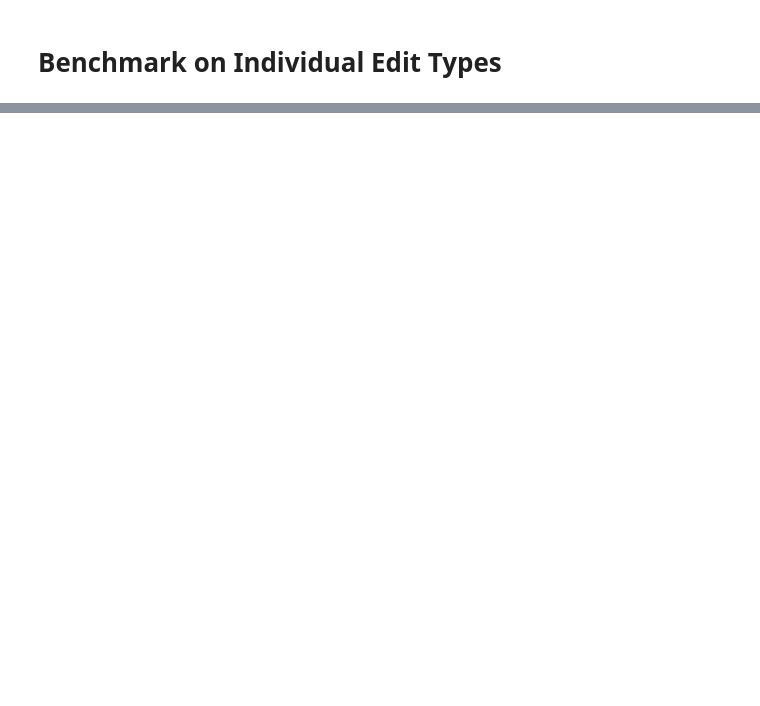
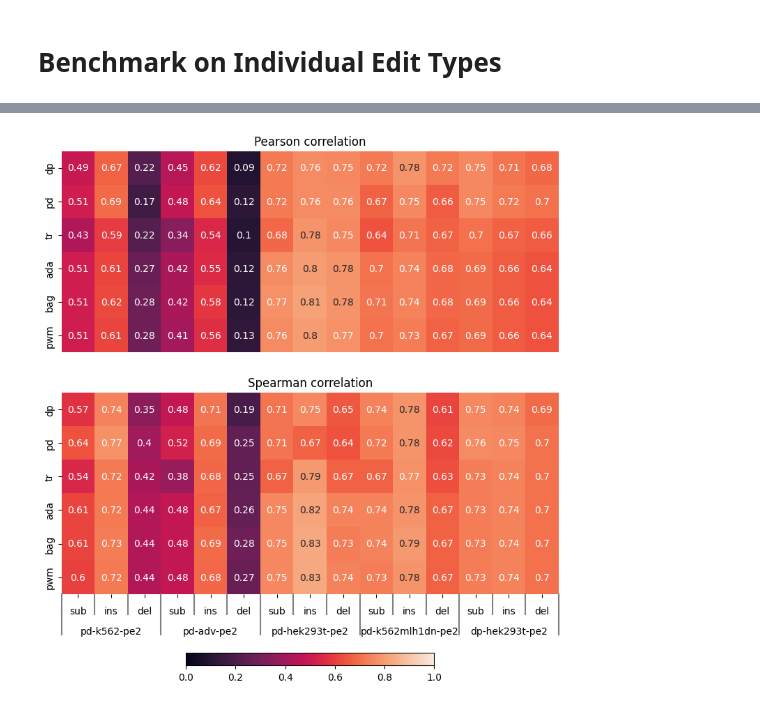
Before and after one commit to PeihengLu/ox-dissertation, a Jupyter notebook: benchmark.ipynb, the cells around one changed output, grey strips where cells are left out. Cells and saved outputs as stored; diff of their text form; code cells hidden in the pictures; blank space fills up the shorter version.

```diff
--- a/benchmark.ipynb
+++ b/benchmark.ipynb
@@ -169,0 +355,85 @@ std-dp_small-hek293t-pe4max.csv          0.02  0.45  0.40   0.43
+# %%
+# plot the mean performance of each model vs dataset
+import matplotlib.pyplot as plt
+import seaborn as sns
+from os.path import join as pjoin
+
+from ast import literal_eval
+import numpy as np
+import pandas as pd
+from itertools import groupby
+
+df_pearson = pd.read_csv(pjoin('models', 'data', 'performance', 'all_models_pearson-edits.csv'), index_col=[0, 1])
+df_spearman = pd.read_csv(pjoin('models', 'data', 'performance', 'all_models_spearman-edits.csv'), index_col=[0, 1])
+
+# each cell is a list
+df_pearson = df_pearson.applymap(lambda x: literal_eval(x))
+df_spearman = df_spearman.applymap(lambda x: literal_eval(x))
+
+# perform statistical test between pd, dp and all other models
+from scipy.stats import ttest_rel
+for dataset in df_pearson.index.levels[0]:
+    for model in ['tr', 'ada', 'bag', 'pwm']:
+        for mut_type in df_pearson.index.levels[1]:
+            t_pd, p_pd = ttest_rel(df_pearson.loc[(dataset, mut_type), 'pd'], df_pearson.loc[(dataset, mut_type), model])
+            t_dp, p_dp = ttest_rel(df_pearson.loc[(dataset, mut_type), 'dp'], df_pearson.loc[(dataset, mut_type), model])
+            # if performance of pd and dp is significantly lower than the model
+            if p_pd < 0.05 and p_dp < 0.05 and t_pd < 0 and t_dp < 0:
+                print(f'{model} is significantly better than pd and dp on {dataset} for {mut_type}')
+            elif t_pd < 0 and t_dp < 0:
+                print(f'{model} is slightly better than pd and dp on {dataset} for {mut_type}, with p values {p_pd} and {p_dp}')
+
+# use dataset as primary y axis, and mut-type as secondary y axis
+df_pearson_mean = df_pearson.applymap(np.mean)
+df_spearman_mean = df_spearman.applymap(np.mean)
+df_pearson_mean = df_pearson_mean.applymap(lambda x: round(x, 2))
+df_spearman_mean = df_spearman_mean.applymap(lambda x: round(x, 2))
+df_pearson_mean = df_pearson_mean.applymap(lambda x: abs(x))
+df_spearman_mean = df_spearman_mean.applymap(lambda x: abs(x))
+
+
+# plot with dataset as primary y axis
+fig, axes = plt.subplots(2, 1, figsize=(9.2, 11))
+def add_line(ax, xpos, ypos):
+    line = plt.Line2D([xpos, xpos], [ypos + .1, ypos],
+                      transform=ax.transAxes, color='gray')
+    line.set_clip_on(False)
+    ax.add_line(line)
+
+def label_len(my_index,level):
+    labels = my_index.get_level_values(level)
+    return [(k, sum(1 for i in g)) for k,g in groupby(labels)]
+
+def label_group_bar_table(ax, df):
+    ypos = -.1
+    scale = 1./df.index.size
+    for level in range(df.index.nlevels)[::-1]:
+        pos = 0
+        for label, rpos in label_len(df.index,level):
+            lxpos = (pos + .5 * rpos)*scale
+            ax.text(lxpos, ypos, label, ha='center', transform=ax.transAxes)
+            add_line(ax, pos*scale, ypos)
+            pos += rpos
+        add_line(ax, pos*scale , ypos)
+        ypos -= .1
+
+sns.heatmap(df_pearson_mean.T, annot=True, ax=axes[0], vmin=0, vmax=1, cbar=False)
+axes[0].set_title('Pearson correlation')
+sns.heatmap(df_spearman_mean.T, annot=True, ax=axes[1], vmin=0, vmax=1, cbar=False)
+axes[1].set_title('Spearman correlation')
+# use one cbar for both axes
+fig.colorbar(axes[0].collections[0], ax=axes, location='bottom'
+             ,orientation='horizontal', shrink=0.5, pad=0.1)
+axes[0].set_xlabel('')
+axes[0].set_xticks([])
+axes[1].set_xlabel('')
+
+# replace y tick labels with secondary y axis
+axes[1].set_xticklabels([])
+label_group_bar_table(axes[1], df_pearson_mean)
+# # set the y axis label
+# axes[0].set_ylabel('Model')
+# axes[1].set_ylabel('Model')
+# save the figure
+plt.savefig(pjoin('dissertation', 'figures', 'all_models_performance-edits.png'), dpi=300, bbox_inches='tight')
+# %% [output]
@@ -169,0 +458 @@ std-dp_small-hek293t-pe4max.csv          0.02  0.45  0.40   0.43
+[figure, added]
```
Also changed, not shown: parts of 4 cells of this notebook, 57 other files.
